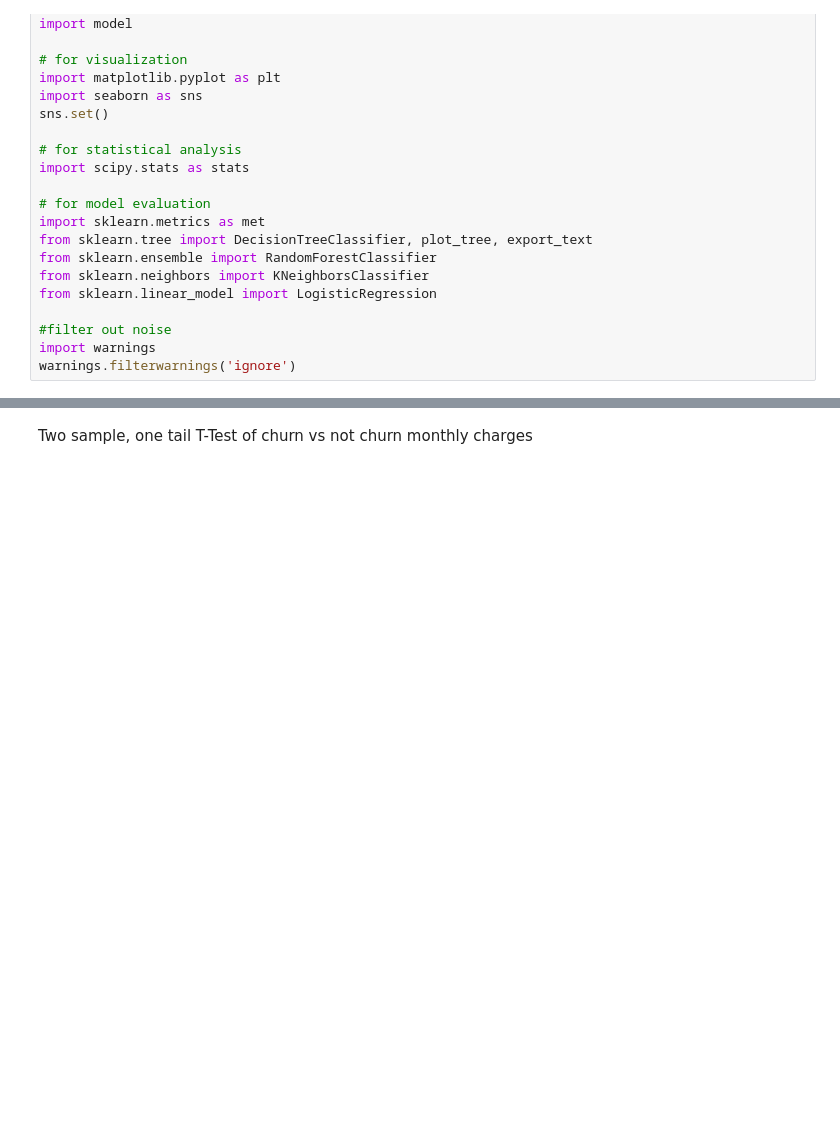
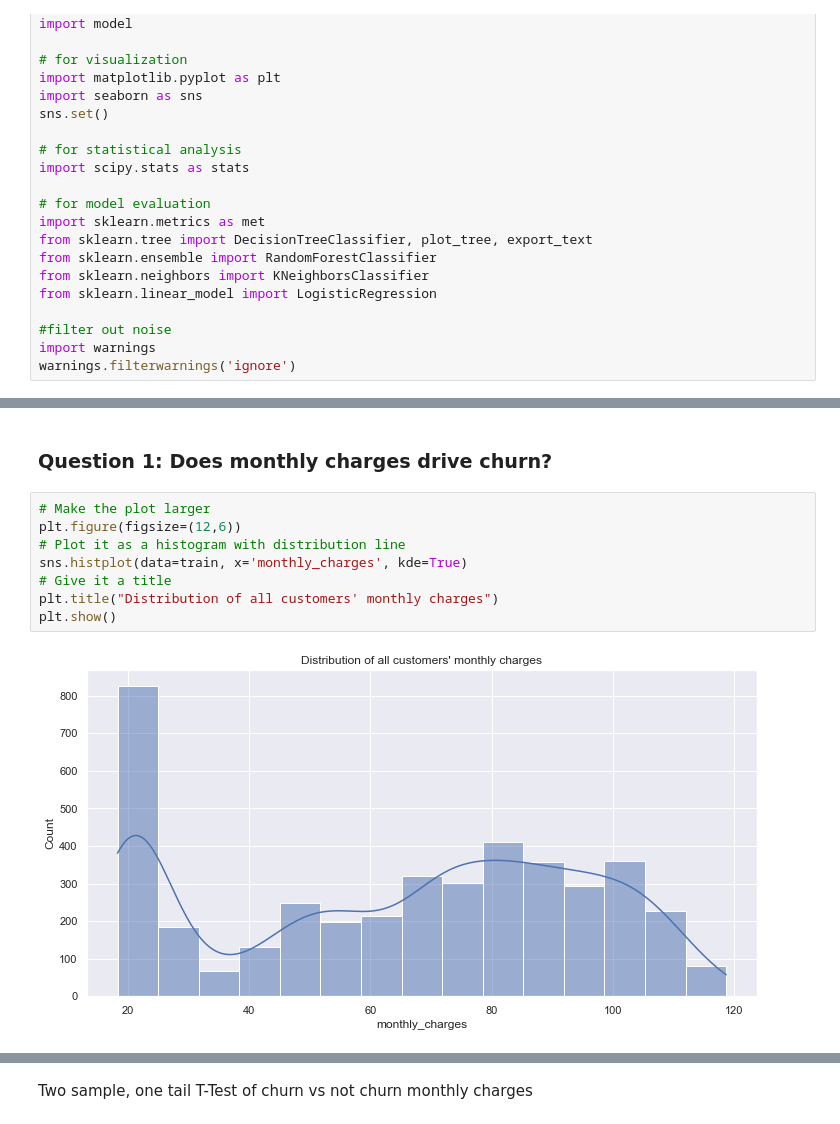
Before and after one commit to morgancross2/classification_project_telco, a Jupyter notebook: final_report.ipynb, the cells around one changed output, grey strips where cells are left out. Cells and saved outputs as stored; diff of their text form; blank space fills up the shorter version.

```diff
--- a/final_report.ipynb
+++ b/final_report.ipynb
@@ -66,0 +170,12 @@ train = train.drop(columns=['online_security', 'online_backup', 'device_protecti
+# %% [markdown]
+### Question 1: Does monthly charges drive churn?
+# %%
+# Make the plot larger
+plt.figure(figsize=(12,6))
+# Plot it as a histogram with distribution line
+sns.histplot(data=train, x='monthly_charges', kde=True)
+# Give it a title
+plt.title("Distribution of all customers' monthly charges")
+plt.show()
+# %% [output]
+[figure, added]
```
Also changed, not shown: parts of 74 cells of this notebook, 2 other files.
